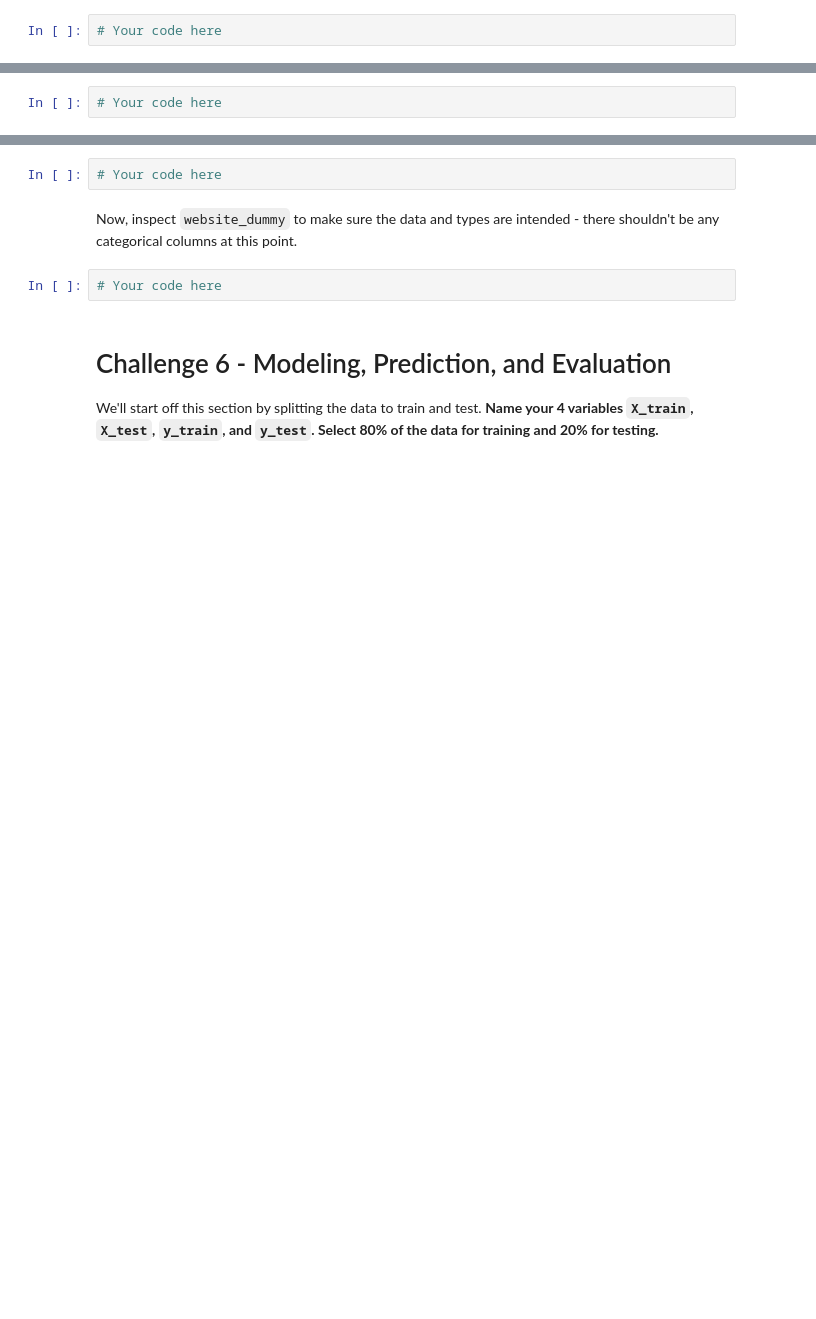
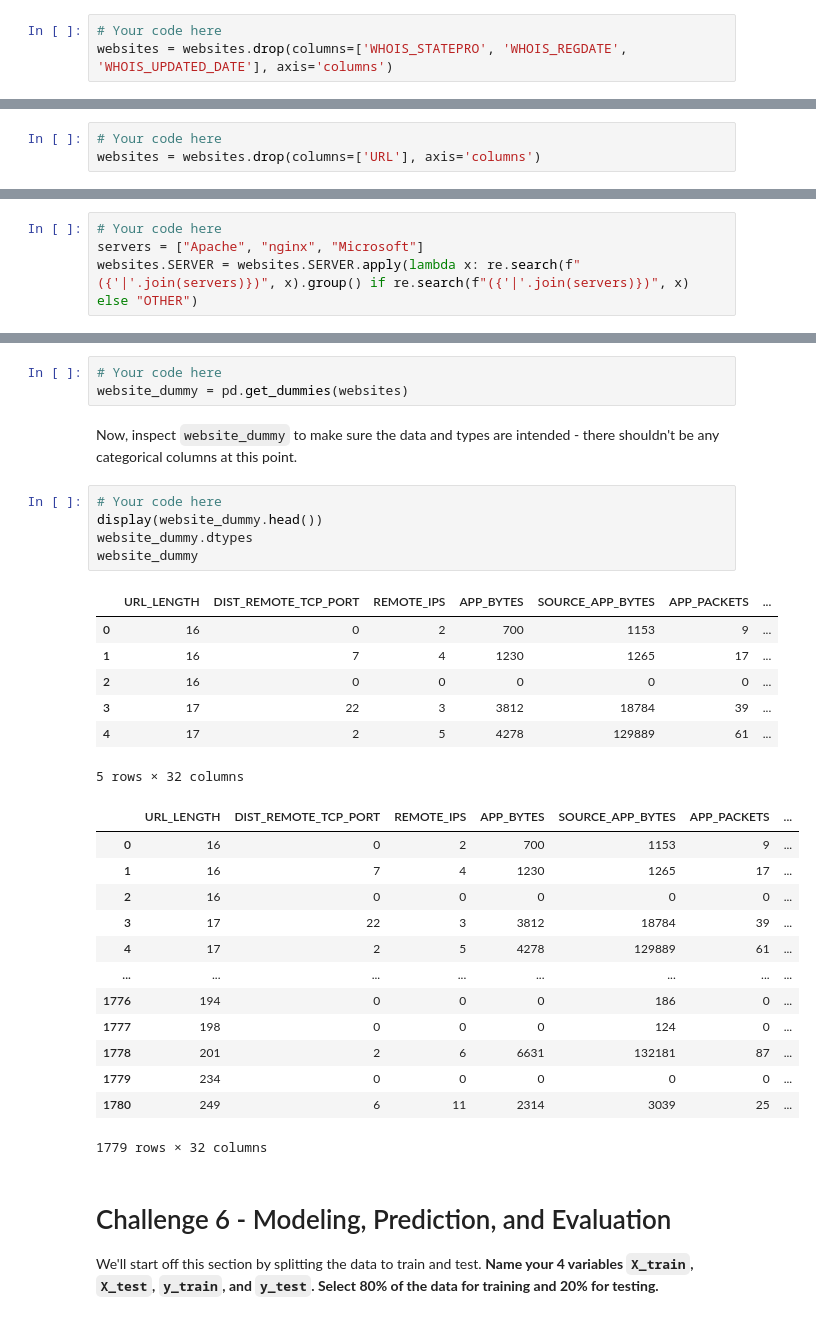
Before and after one commit to ironhack-datalabs/datamad0120, a Jupyter notebook: module-3/lab-supervised-learning/your-code/main.ipynb, the cells around one changed output, grey strips where cells are left out. Saved outputs shown, nothing was run; the diff lists cells and outputs as text; blank space fills up the shorter version.

```diff
--- a/module-3/lab-supervised-learning/your-code/main.ipynb
+++ b/module-3/lab-supervised-learning/your-code/main.ipynb
@@ -246,6 +280,7 @@ In addition, we will also drop `WHOIS_REGDATE` and `WHOIS_UPDATED_DATE`. These a
 #### In the next cell, drop `['WHOIS_STATEPRO', 'WHOIS_REGDATE', 'WHOIS_UPDATED_DATE']`.
 # %%
 # Your code here
+websites = websites.drop(columns=['WHOIS_STATEPRO', 'WHOIS_REGDATE', 'WHOIS_UPDATED_DATE'], axis='columns')
 # %% [markdown]
 # Challenge 5 - Handle Remaining Categorical Data & Convert to Ordinal
 
@@ -256,6 +306,7 @@ Now print the `dtypes` of the data again. Besides `WHOIS_COUNTRY` which we alrea
 #### `URL` is easy. We'll simply drop it because it has too many unique values that there's no way for us to consolidate.
 # %%
 # Your code here
+websites = websites.drop(columns=['URL'], axis='columns')
 # %% [markdown]
 #### Print the unique value counts of `CHARSET`. You see there are only a few unique values. So we can keep it as it is.
 # %%
@@ -279,2 +359,6 @@ At the end, your `SERVER` column should only contain 4 unique values: `Microsoft
+# %%
+# Your code here
+servers = ["Apache", "nginx", "Microsoft"]
+websites.SERVER = websites.SERVER.apply(lambda x: re.search(f"({'|'.join(servers)})", x).group() if re.search(f"({'|'.join(servers)})", x) else "OTHER")
 # %%
 # Count `SERVER` value counts here
@@ -282,10 +373,35 @@ At the end, your `SERVER` column should only contain 4 unique values: `Microsoft
 OK, all our categorical data are fixed now. **Let's convert them to ordinal data using Pandas' `get_dummies` function ([documentation](https://pandas.pydata.org/pandas-docs/stable/generated/pandas.get_dummies.html)).** Make sure you drop the categorical columns by passing `drop_first=True` to `get_dummies` as we don't need them any more. **Also, assign the data with dummy values to a new variable `website_dummy`.**
 # %%
 # Your code here
+website_dummy = pd.get_dummies(websites)
 # %% [markdown]
 Now, inspect `website_dummy` to make sure the data and types are intended - there shouldn't be any categorical columns at this point.
 # %%
 # Your code here
+display(website_dummy.head())
+website_dummy.dtypes
+website_dummy
+# %% [output]
+|  | URL_LENGTH | DIST_REMOTE_TCP_PORT | REMOTE_IPS | APP_BYTES | SOURCE_APP_BYTES | APP_PACKETS | ... |
+| 0 | 16 | 0 | 2 | 700 | 1153 | 9 | ... |
+| 1 | 16 | 7 | 4 | 1230 | 1265 | 17 | ... |
+| 2 | 16 | 0 | 0 | 0 | 0 | 0 | ... |
+| 3 | 17 | 22 | 3 | 3812 | 18784 | 39 | ... |
+| 4 | 17 | 2 | 5 | 4278 | 129889 | 61 | ... |
+5 rows × 32 columns
+|  | URL_LENGTH | DIST_REMOTE_TCP_PORT | REMOTE_IPS | APP_BYTES | SOURCE_APP_BYTES | APP_PACKETS | ... |
+| 0 | 16 | 0 | 2 | 700 | 1153 | 9 | ... |
+| 1 | 16 | 7 | 4 | 1230 | 1265 | 17 | ... |
+| 2 | 16 | 0 | 0 | 0 | 0 | 0 | ... |
+| 3 | 17 | 22 | 3 | 3812 | 18784 | 39 | ... |
+| 4 | 17 | 2 | 5 | 4278 | 129889 | 61 | ... |
+| ... | ... | ... | ... | ... | ... | ... | ... |
+| 1776 | 194 | 0 | 0 | 0 | 186 | 0 | ... |
+| 1777 | 198 | 0 | 0 | 0 | 124 | 0 | ... |
+| 1778 | 201 | 2 | 6 | 6631 | 132181 | 87 | ... |
+| 1779 | 234 | 0 | 0 | 0 | 0 | 0 | ... |
+| 1780 | 249 | 6 | 11 | 2314 | 3039 | 25 | ... |
+1779 rows × 32 columns
 # %% [markdown]
 # Challenge 6 - Modeling, Prediction, and Evaluation
 
```
Also changed, not shown: parts of 35 cells of this notebook.
